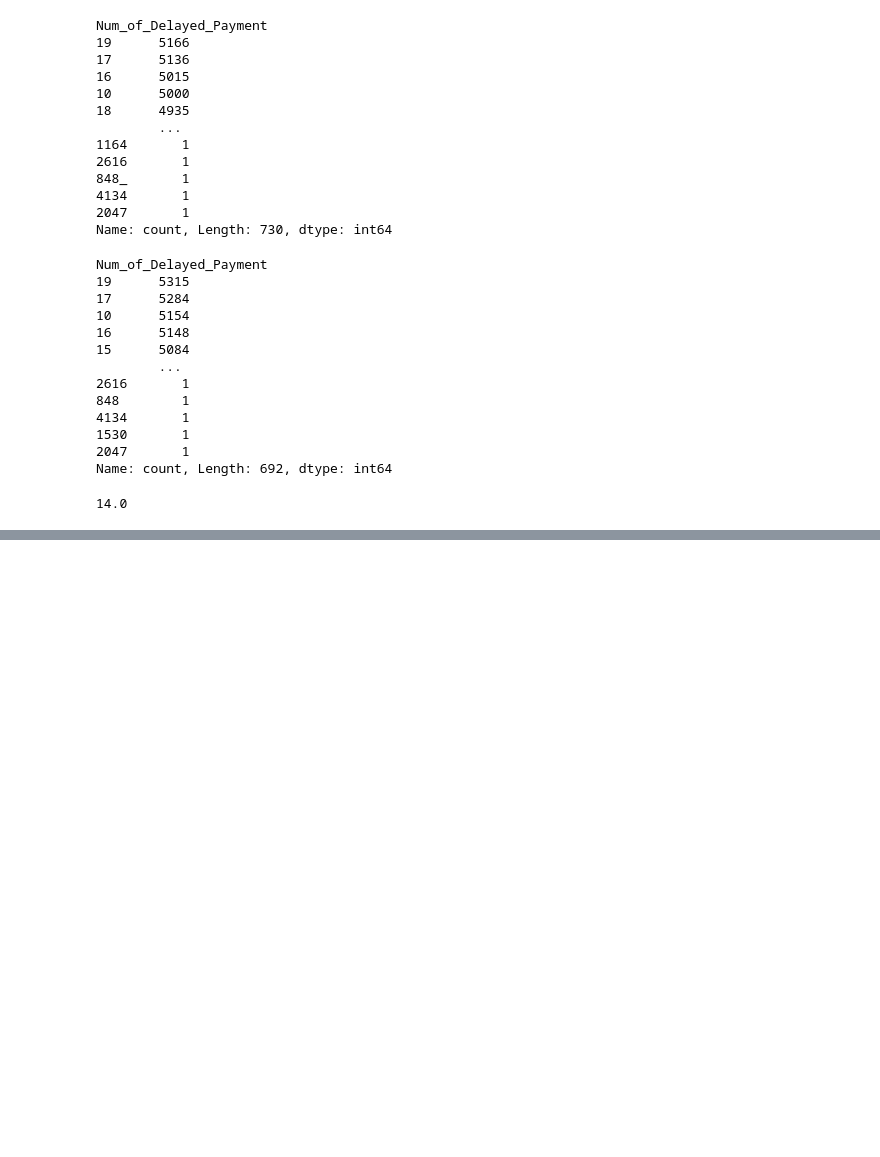
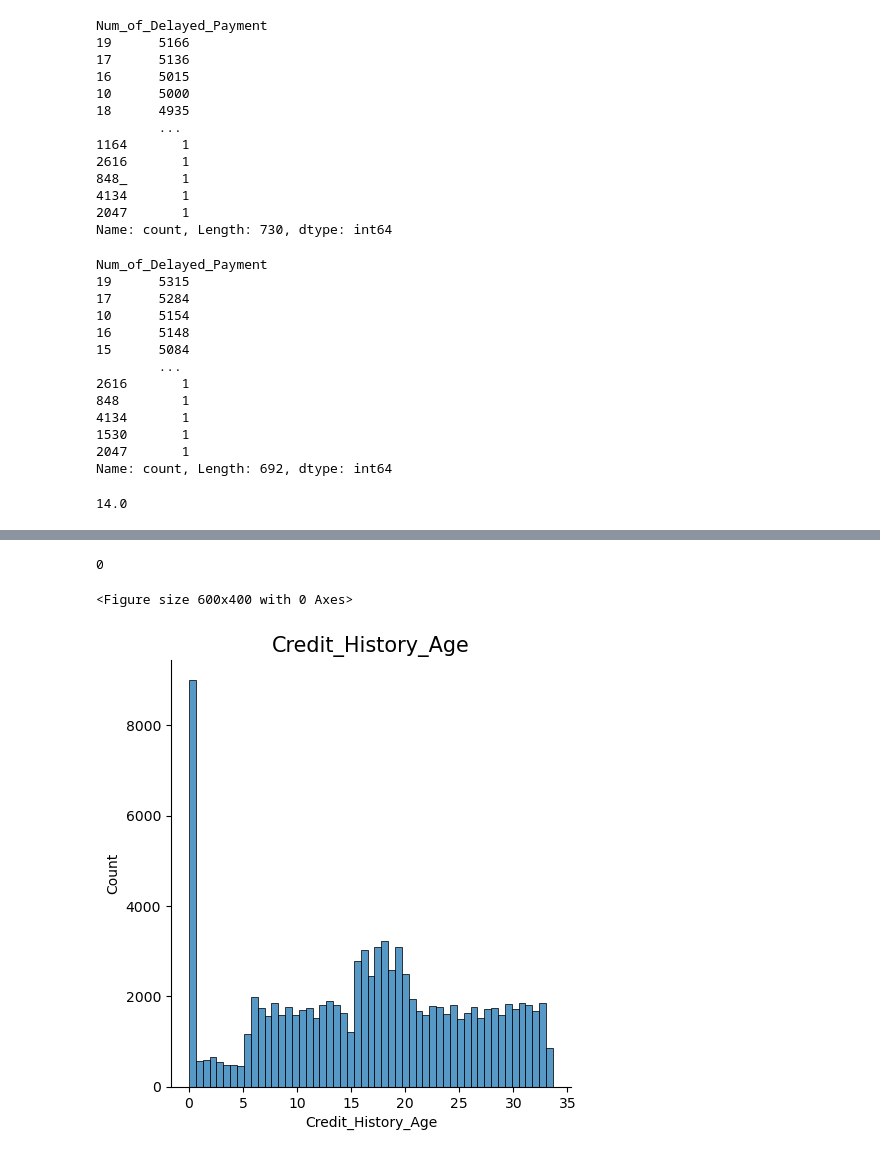
Before and after one commit to SaitejSamudrala/Credit-Score-Classification, a Jupyter notebook: src/main.ipynb, the cells around one changed output, grey strips where cells are left out. Saved outputs shown, nothing was run; the diff lists cells and outputs as text; code cells hidden in the pictures; blank space fills up the shorter version.

```diff
--- a/src/main.ipynb
+++ b/src/main.ipynb
@@ -620,0 +705,12 @@ train['Num_of_Delayed_Payment'].isna().sum()
+# %%
+train["Credit_History_Age"] = train["Credit_History_Age"].apply(YearstoNum)
+print(train['Credit_History_Age'].isna().sum())
+train['Credit_History_Age'].value_counts()
+train['Credit_History_Age'] = train['Credit_History_Age'].astype(float)
+# %% [output]
+0
+# %%
+dist_plot(column='Credit_History_Age')
+# %% [output]
+<Figure size 600x400 with 0 Axes>
+[figure, added]
```
Also changed, not shown: parts of 16 cells of this notebook.
